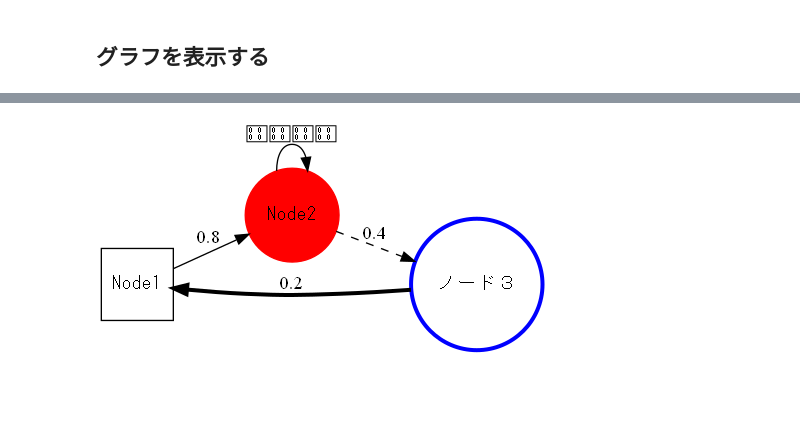
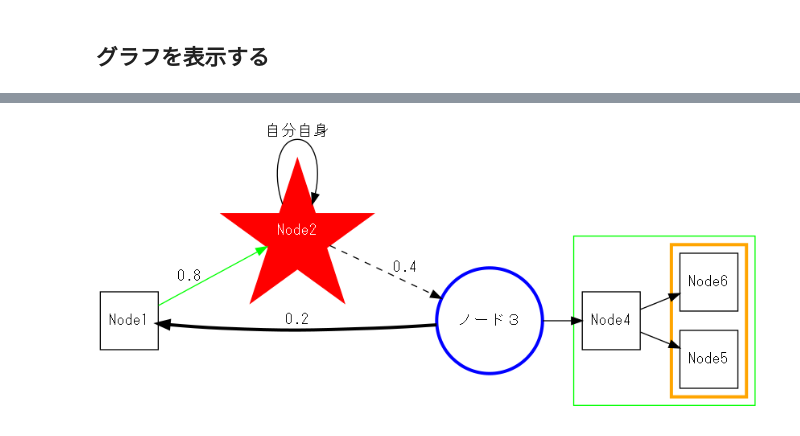
Before and after one commit to hashin2425/SundryFiles_public, a Jupyter notebook: スニペット_Python/スニペット集.ipynb, the cells around one changed output, grey strips where cells are left out. Cells and saved outputs as stored; diff of their text form; code cells hidden in the pictures; blank space fills up the shorter version.

```diff
--- a/スニペット_Python/スニペット集.ipynb
+++ b/スニペット_Python/スニペット集.ipynb
@@ -645,31 +645,44 @@ False
 # %%
 from graphviz import Digraph
 from IPython.display import Image
 
-G = Digraph(format="png")  # 拡張子の設定 (pdf/pngなど)
+G = Digraph(format="png")  # 拡張子の設定 (pdf/png/svgなど)
 
 # 全ノードに対する設定
 G.attr("node", shape="square", color="black", fontname='MS Gothic')
-G.attr("graph", rankdir="LR")
+G.attr("graph", rankdir="LR", fontname='MS Gothic')
+G.attr("edge", fontname='MS Gothic')
 # shape -> square 四角形 / cicle 円
 # fontname -> 日本語を利用するためには日本語対応フォントを指定する("Meiryo", "Yu Gothic", "MS Mincho"など)
 
 # エッジ/辺の設定
-G.edge("Node1", "Node2", label="0.8")
-G.edge("Node2", "ノード３", label="0.4", style='dashed')  # パスを破線に
-G.edge("ノード３", "Node1", label="0.2", penwidth="3")  # パスを少し太く
-G.edge("Node2", "Node2", label="自分自身")  # 自分自身へのパス
+G.edge("Node1", "Node2", label="0.8", color="green")
+G.edge("Node2", "ノード３", label="0.4", style='dashed')  # 破線
+G.edge("ノード３", "Node1", label="0.2", penwidth="3")  # 太く
+G.edge("ノード３", "Node4")
+G.edge("Node4", "Node5")
+G.edge("Node4", "Node6")
+G.edge("Node2", "Node2", label="自分自身")
 
 # ノード/頂点の設定
 G.node("ノード３", shape="circle", color="blue", penwidth="3")
-G.node("Node2", shape="circle", style="filled", color="red")
+G.node("Node2", shape="star", style="filled", color="red", fontcolor="white")
+
+# グループ化
+with G.subgraph(name="cluster_1") as gc: # 引数:nameには「cluster」から始まる名前を付ける
+    gc.attr(color="green")
+    gc.node("Node4")
+    with gc.subgraph(name="cluster_11") as gcc: # 引数:nameには「cluster」から始まる名前を付ける
+        gcc.attr(color="orange", penwidth="3")
+        gcc.node("Node5")
+        gcc.node("Node6")
 
 # Jupyterに表示
 display(G)
 
 # PNG/PDFに出力し、Jupyterに表示
-G.render("Digraph.gv")
+G.render("Digraph.gv", cleanup=True)
 Image(filename='Digraph.gv.png')
 # %% [output]
 [drawing not drawn]
-[figure, old version]
+[figure, new version]
```
